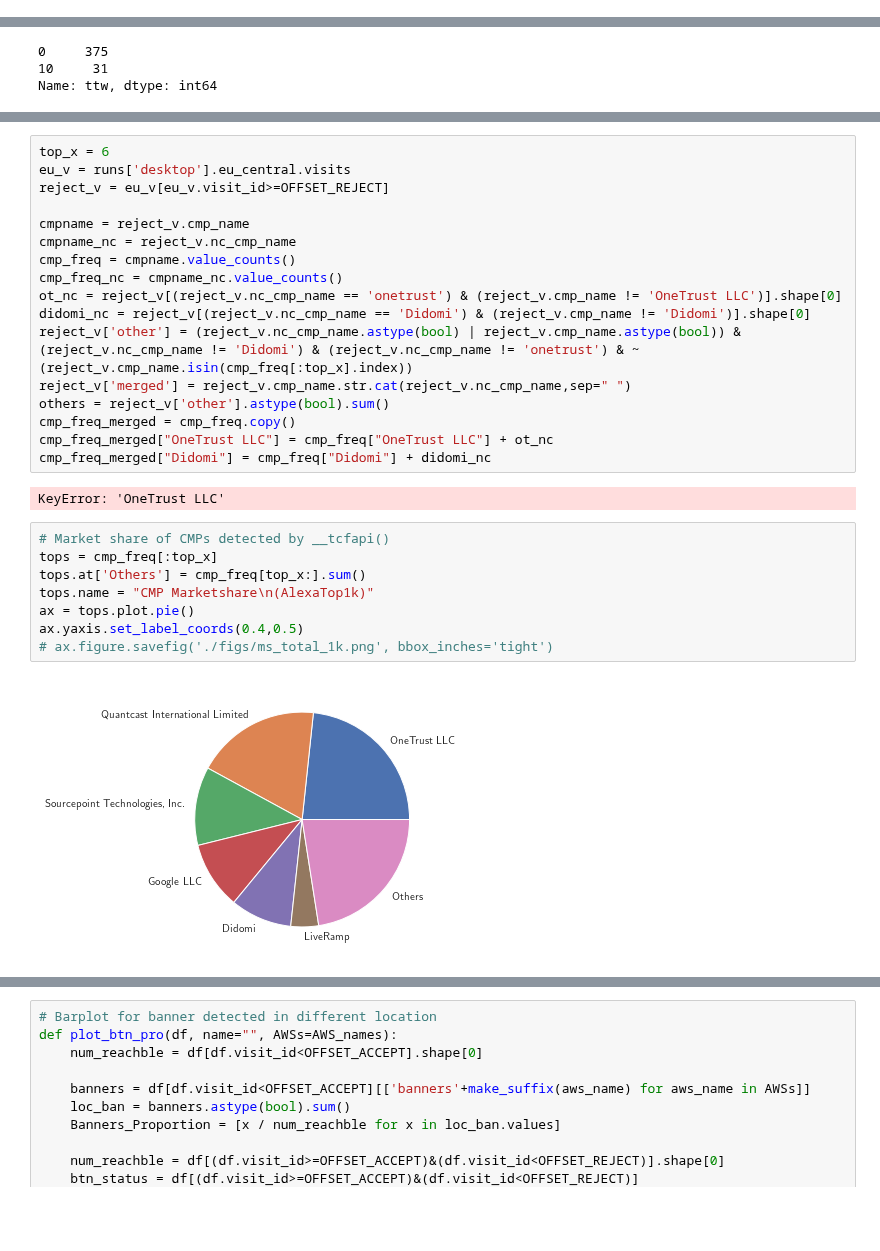
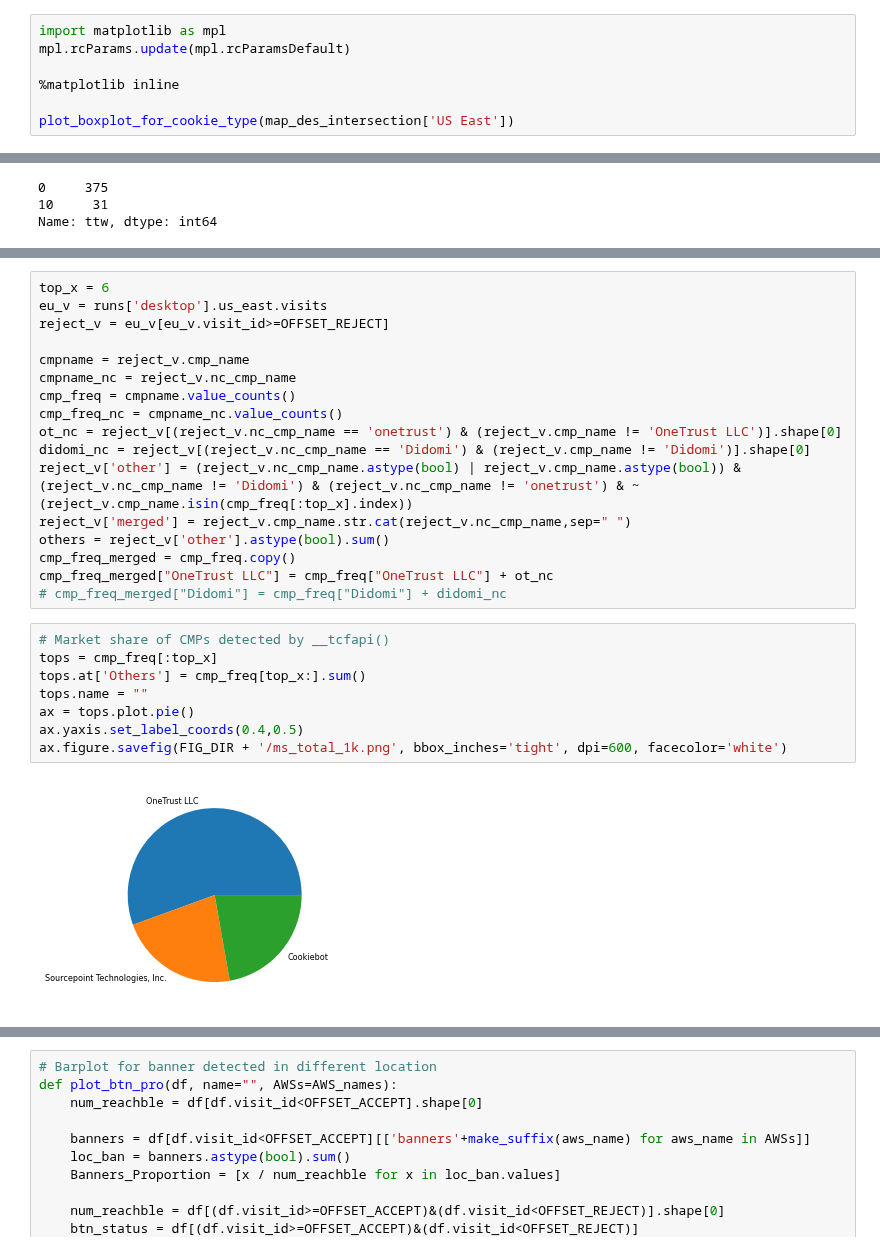
Before and after one commit to maxwellmlin/dataverse-files, a Jupyter notebook: reproducibility/analysis.ipynb, the cells around one changed output, grey strips where cells are left out. Cells and saved outputs as stored; diff of their text form; blank space fills up the shorter version.

```diff
--- a/reproducibility/analysis.ipynb
+++ b/reproducibility/analysis.ipynb
@@ -887,0 +1061,7 @@ write_list_to_txt(more_rejected_than_accepted_sites)
+# %%
+import matplotlib as mpl
+mpl.rcParams.update(mpl.rcParamsDefault)
+
+%matplotlib inline
+
+plot_boxplot_for_cookie_type(map_des_intersection['US East'])
@@ -1141,6 +1332,6 @@ RuntimeError: Failed to process string with tex because latex could not be found
 # %%
 top_x = 6
-eu_v = runs['desktop'].eu_central.visits
+eu_v = runs['desktop'].us_east.visits
 reject_v = eu_v[eu_v.visit_id>=OFFSET_REJECT]
 
 cmpname = reject_v.cmp_name
@@ -1154,19 +1345,17 @@ reject_v['merged'] = reject_v.cmp_name.str.cat(reject_v.nc_cmp_name,sep=" ")
 others = reject_v['other'].astype(bool).sum()
 cmp_freq_merged = cmp_freq.copy()
 cmp_freq_merged["OneTrust LLC"] = cmp_freq["OneTrust LLC"] + ot_nc
-cmp_freq_merged["Didomi"] = cmp_freq["Didomi"] + didomi_nc
+# cmp_freq_merged["Didomi"] = cmp_freq["Didomi"] + didomi_nc
-# %% [output]
-KeyError: 'OneTrust LLC'
 # %%
 # Market share of CMPs detected by __tcfapi()
 tops = cmp_freq[:top_x]
 tops.at['Others'] = cmp_freq[top_x:].sum()
-tops.name = "CMP Marketshare\n(AlexaTop1k)"
+tops.name = ""
 ax = tops.plot.pie()
 ax.yaxis.set_label_coords(0.4,0.5)
-# ax.figure.savefig('./figs/ms_total_1k.png', bbox_inches='tight')
+ax.figure.savefig(FIG_DIR + '/ms_total_1k.png', bbox_inches='tight', dpi=600, facecolor='white')
 # %% [output]
-[figure, old version]
+[figure, new version]
 # %%
 # Market share of CMPs detected by NeverConsent addon
 tops = cmp_freq_nc[:top_x]
```
Also changed, not shown: parts of 41 cells of this notebook, 16 other files.
